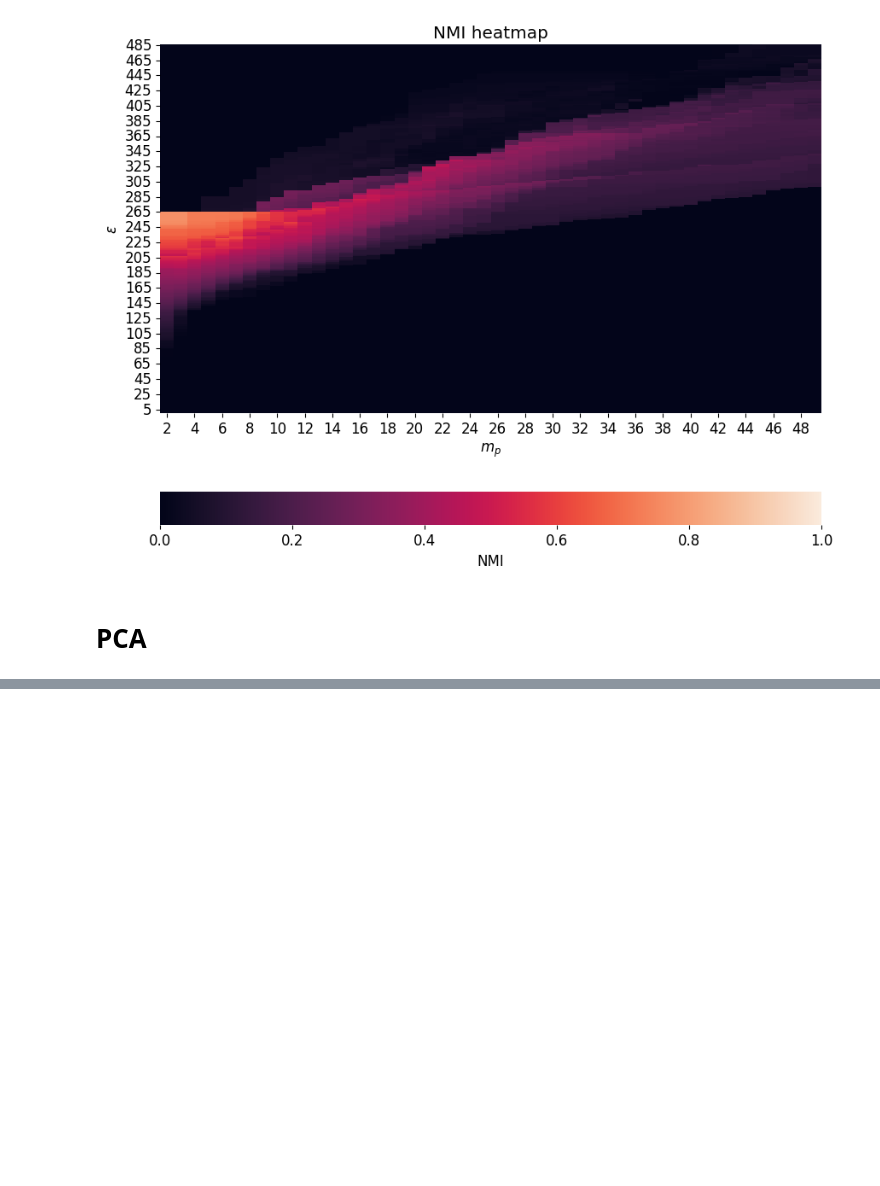
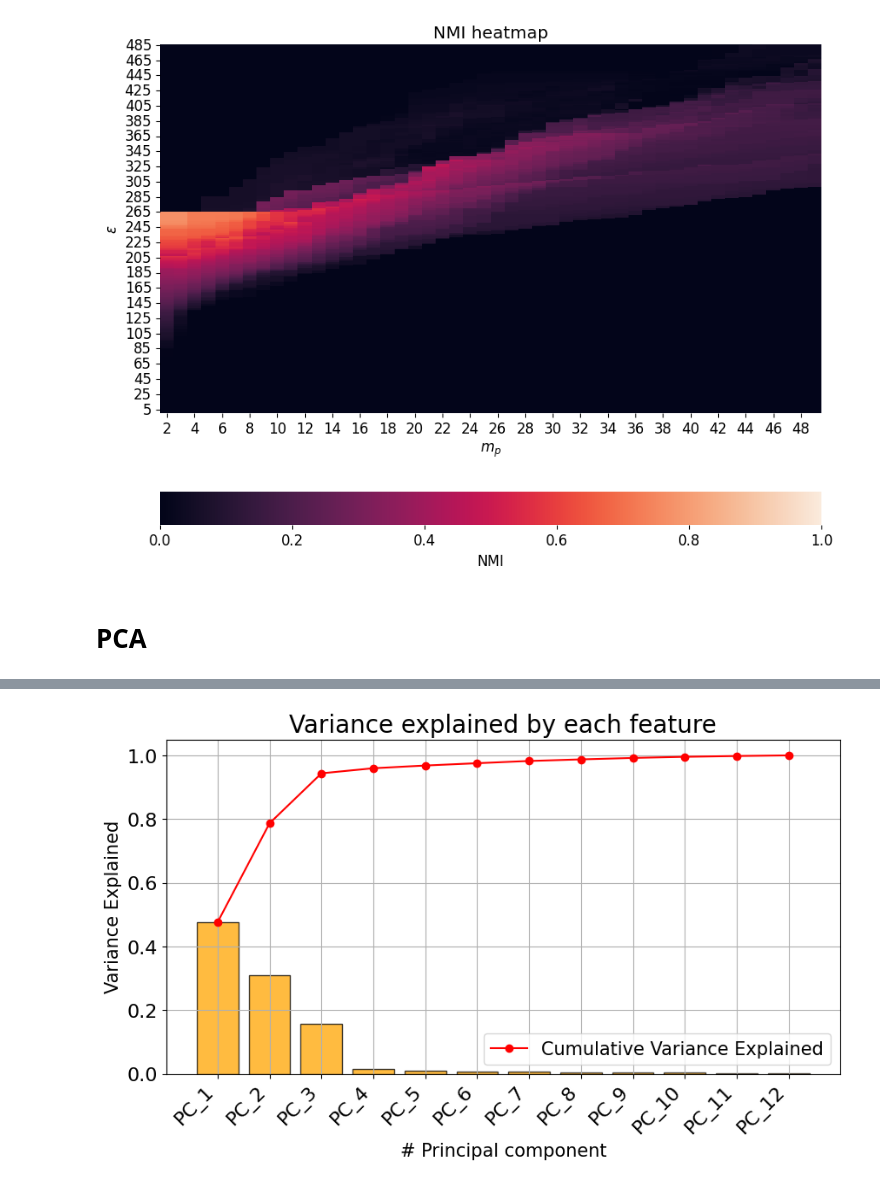
Before and after one commit to LucaBrocco/LCP_B_assignments, a Jupyter notebook: group2508_Exercise3_v2_0.ipynb, the cells around one changed output, grey strips where cells are left out. Drawn from its saved outputs; the diff is of its cells as text; code cells hidden in the pictures; blank space fills up the shorter version.

```diff
--- a/group2508_Exercise3_v2_0.ipynb
+++ b/group2508_Exercise3_v2_0.ipynb
@@ -328,35 +373,37 @@ print(f"The eigenvectors are: {eig_vec}", '\n')
 # %%
 idx_sort = np.argsort(eig_val)[::-1]
 eig_val_sort = eig_val[idx_sort]
 eig_vec_sort = eig_vec[idx_sort]
 
 var_exp = eig_val_sort / np.sum(eig_val_sort)
 cum_var = np.cumsum(var_exp)
 
 features = data.columns.tolist()
 pca_list = []
 for i in range(len(features)):
     pca_list.append(f"PC_{i+1}")
 
 top_features = []
 for i in range(len(features)):
     top_idx = idx_sort[i]
     top_features.append(features[top_idx])
 
-fig = plt.figure(figsize=(16, 8))
+fig = plt.figure(figsize=(10, 5))
 
 plt.bar(pca_list, var_exp, color='Orange', edgecolor='black',alpha=0.75)
 plt.plot(pca_list, cum_var, label='Cumulative Variance Explained', marker='o', color='red')
-plt.ylabel('Variance Explained',fontsize=20)
-plt.xlabel('# Principal component',fontsize=20)
+plt.ylabel('Variance Explained',fontsize=15)
+plt.xlabel('# Principal component',fontsize=15)
 
-plt.title('Variance explained by each feature',fontsize=26)
-plt.legend(loc='best',fontsize=16)
+plt.title('Variance explained by each feature',fontsize=20)
+plt.legend(loc='best',fontsize=15)
 
 plt.xticks(rotation=45, ha='right', fontsize=45)
 plt.tick_params(axis='y', labelsize=16)
 plt.tick_params(axis='y', labelsize=16)
 plt.tick_params(axis='x', labelsize=16)
 plt.grid()
 plt.show()
 print("\n")
+# %% [output]
+[figure, added]
```
Also changed, not shown: parts of 9 cells of this notebook.
